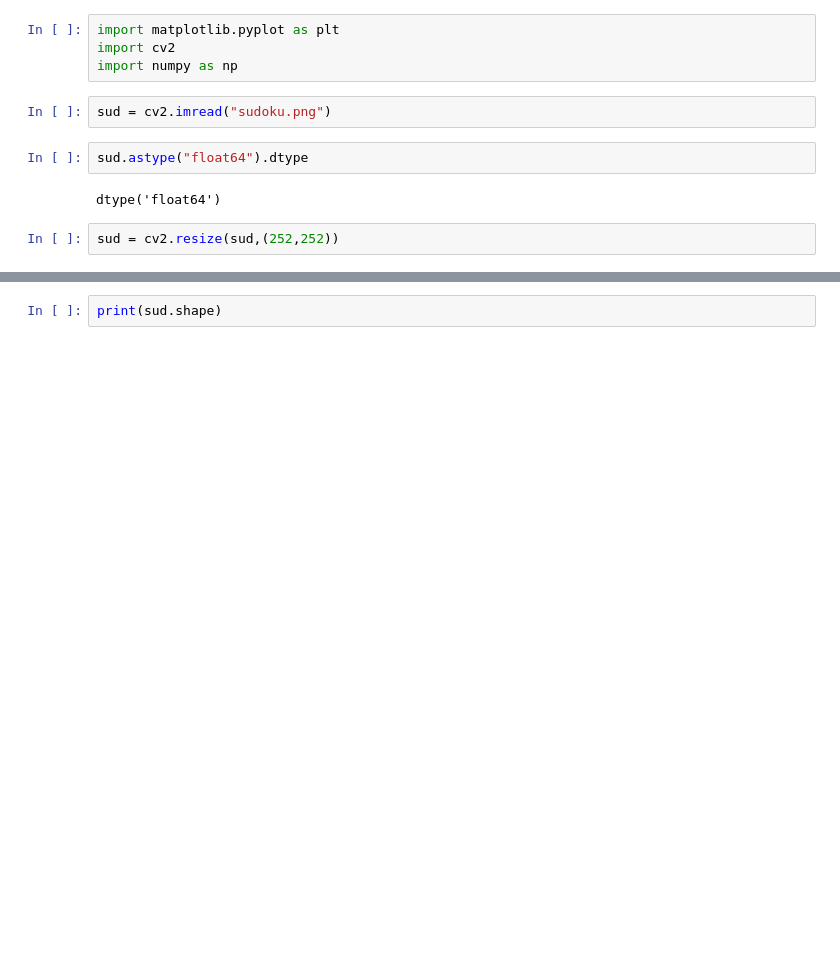
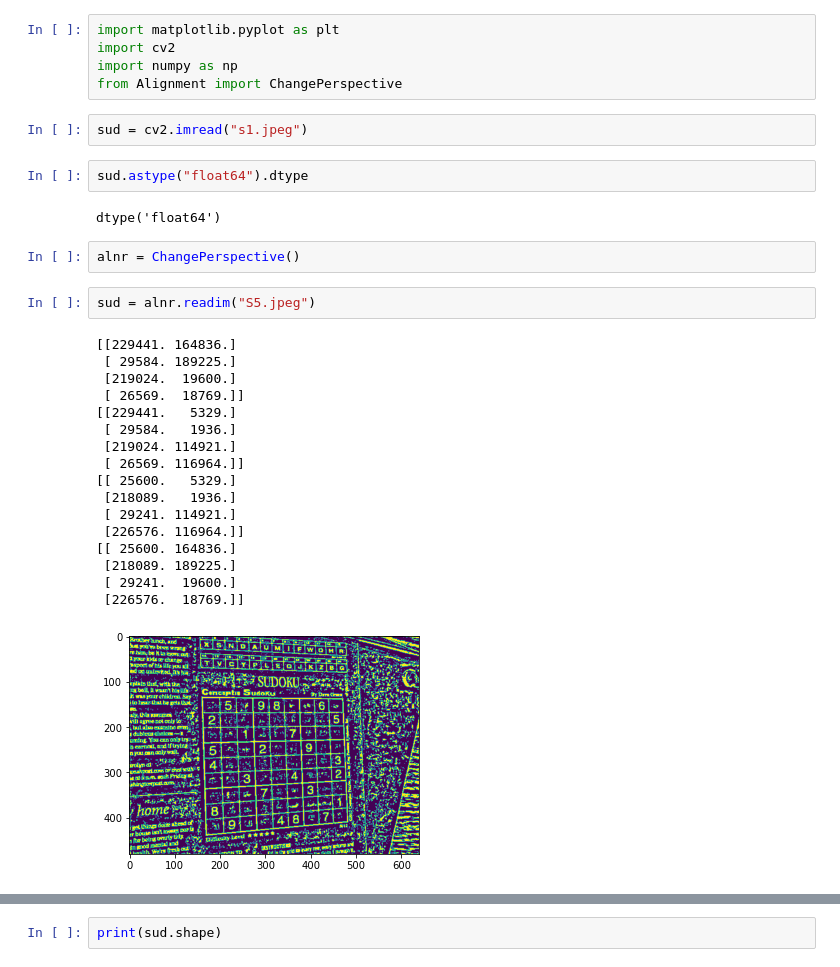
Before and after one commit to kaydee0502/SudokuSazy, a Jupyter notebook: model/sudoku_neat.ipynb, the cells around one changed output, grey strips where cells are left out. Saved outputs shown, nothing was run; the diff lists cells and outputs as text; blank space fills up the shorter version.

Commit message:
added alignment

```diff
--- a/model/sudoku_neat.ipynb
+++ b/model/sudoku_neat.ipynb
@@ -2,13 +2,34 @@
 import matplotlib.pyplot as plt
 import cv2
 import numpy as np
+from Alignment import ChangePerspective
 # %%
-sud = cv2.imread("sudoku.png")
+sud = cv2.imread("s1.jpeg")
 # %%
 sud.astype("float64").dtype
 # %% [output]
 dtype('float64')
-# %%
-sud = cv2.resize(sud,(252,252))
+# %%
+alnr = ChangePerspective()
+# %%
+sud = alnr.readim("S5.jpeg")
+# %% [output]
+[[229441. 164836.]
+ [ 29584. 189225.]
+ [219024.  19600.]
+ [ 26569.  18769.]]
+[[229441.   5329.]
+ [ 29584.   1936.]
+ [219024. 114921.]
+ [ 26569. 116964.]]
+[[ 25600.   5329.]
+ [218089.   1936.]
+ [ 29241. 114921.]
+ [226576. 116964.]]
+[[ 25600. 164836.]
+ [218089. 189225.]
+ [ 29241.  19600.]
+ [226576.  18769.]]
+[figure, added]
 # %%
 sud = cv2.cvtColor(sud,cv2.COLOR_BGR2GRAY)
```
Also changed, not shown: parts of 6 cells of this notebook, 2 other files.
